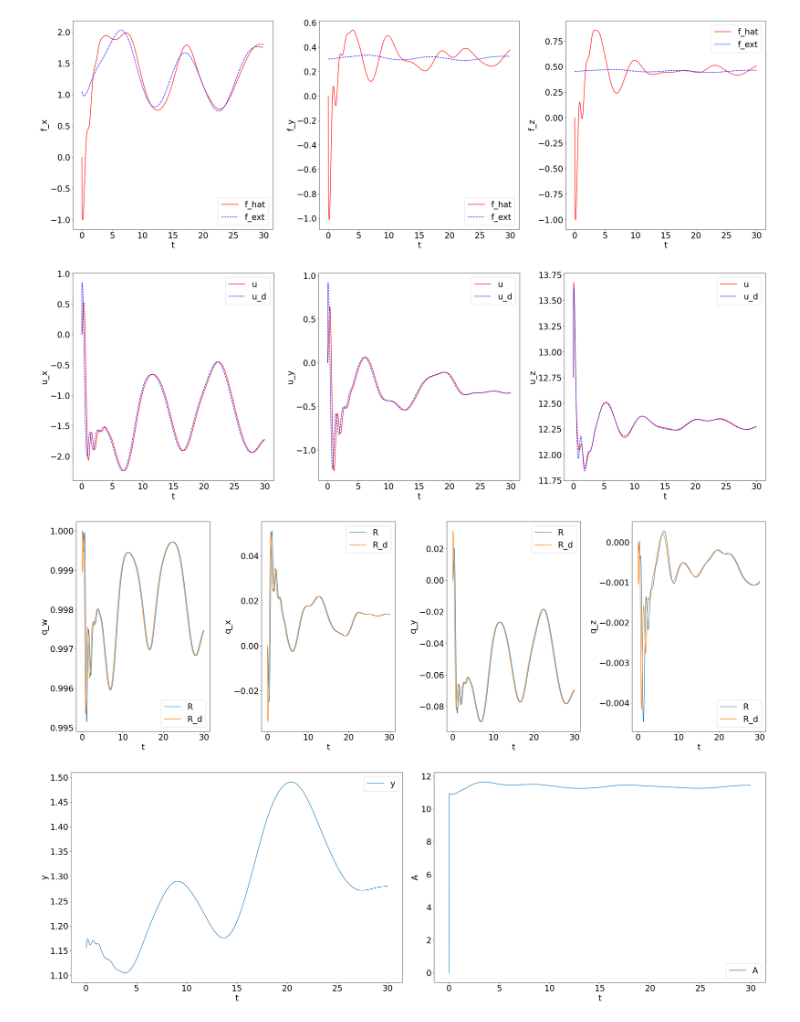
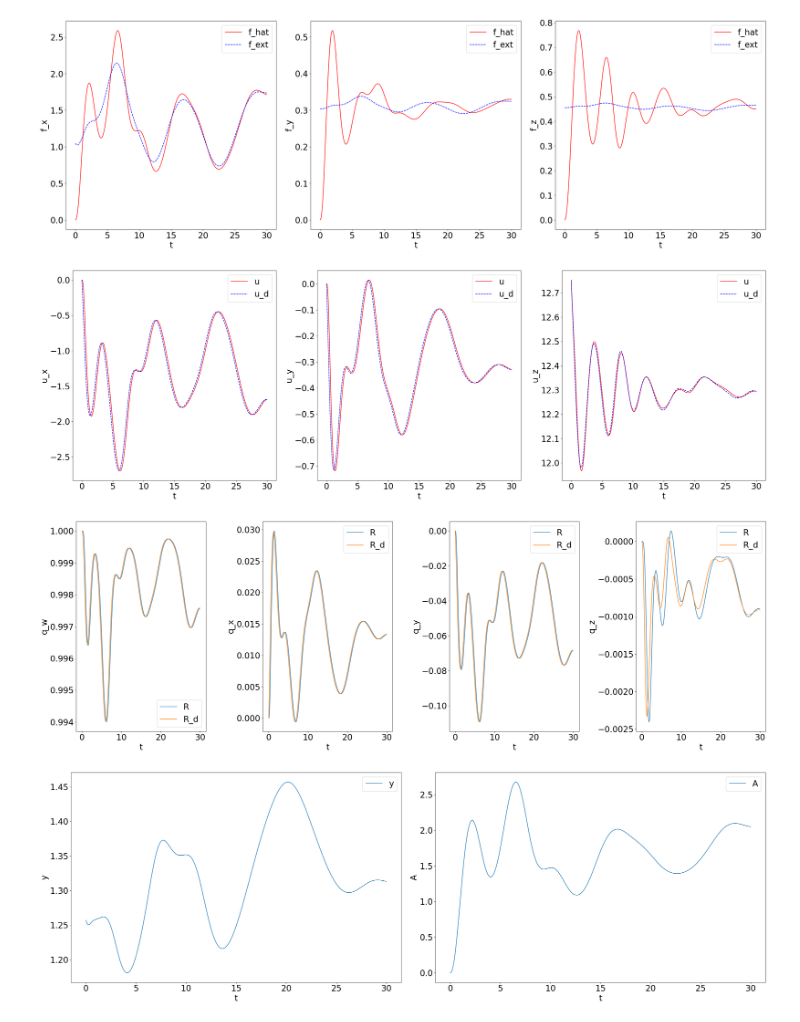
Before and after one commit to joshsohn/COML_hardware, a Jupyter notebook: test_z_up_kR.ipynb, the cells around one changed output. Cells and saved outputs as stored; diff of their text form; code cells hidden in the pictures.

```diff
--- a/test_z_up_kR.ipynb
+++ b/test_z_up_kR.ipynb
@@ -360,8 +360,8 @@ def test_simulate(ts, w, params, reference,
     Omega0 = jnp.zeros(3)
     dA0, y0 = adaptation_law(q0, dq0, R_flatten0, Omega0, r0, dr0)
     A0 = jnp.zeros((q0.size, y0.size))
-    pA0 = jnp.ones((q0.size, y0.size))
-    # pA0 = jnp.zeros((q0.size, y0.size))
+    # pA0 = jnp.ones((q0.size, y0.size))
+    pA0 = jnp.zeros((q0.size, y0.size))
     f0 = A0 @ y0
     u_d0, τ0 = controller(q0, dq0, r0, dr0, ddr0, f0, type=controller_type)
     u0 = u_d0
@@ -864,8 +864,8 @@ def plot_losses(raw, xlim=None, ylim=None):
 # filename = 'seed=0_M=50_E=1000_pinit=2.00_pfreq=2000_regP=1.0000.pkl'
 # trial_name = 'reg_P_1_reg_k_R_1e-4'
 # filename = 'seed=0_M=50_E=1000_pinit=2.00_pfreq=2000_regP=1.0000.pkl'
-# trial_name = 'reg_P_1_reg_Kr_1e-3'
-# filename = 'seed=0_M=50_E=1000_pinit=2.00_pfreq=2000_regP=1.0000.pkl'
+trial_name = 'reg_P_1_reg_Kr_1e-3'
+filename = 'seed=0_M=50_E=1000_pinit=2.00_pfreq=2000_regP=1.0000.pkl'
 # trial_name = 'reg_P_1_reg_k_R_1e-2'
 # filename = 'seed=0_M=50_E=1000_pinit=2.00_pfreq=2000_regP=1.0000.pkl'
 # trial_name = 'reg_P_1_reg_k_R_1e-1'
@@ -954,7 +954,7 @@ k_Omega: [0.26915115 0.2675012  0.2553977 ]
-[figure, old version]
+[figure, new version]
-[figure, old version]
+[figure, new version]
-[figure, old version]
+[figure, new version]
-[figure, old version]
+[figure, new version]
 # %%
 pkl = f'{trial_name}/{filename}'
 with open(f'train_results/{pkl}', 'rb') as file:
```
Also changed, not shown: parts of 3 cells of this notebook, 50 other files.
